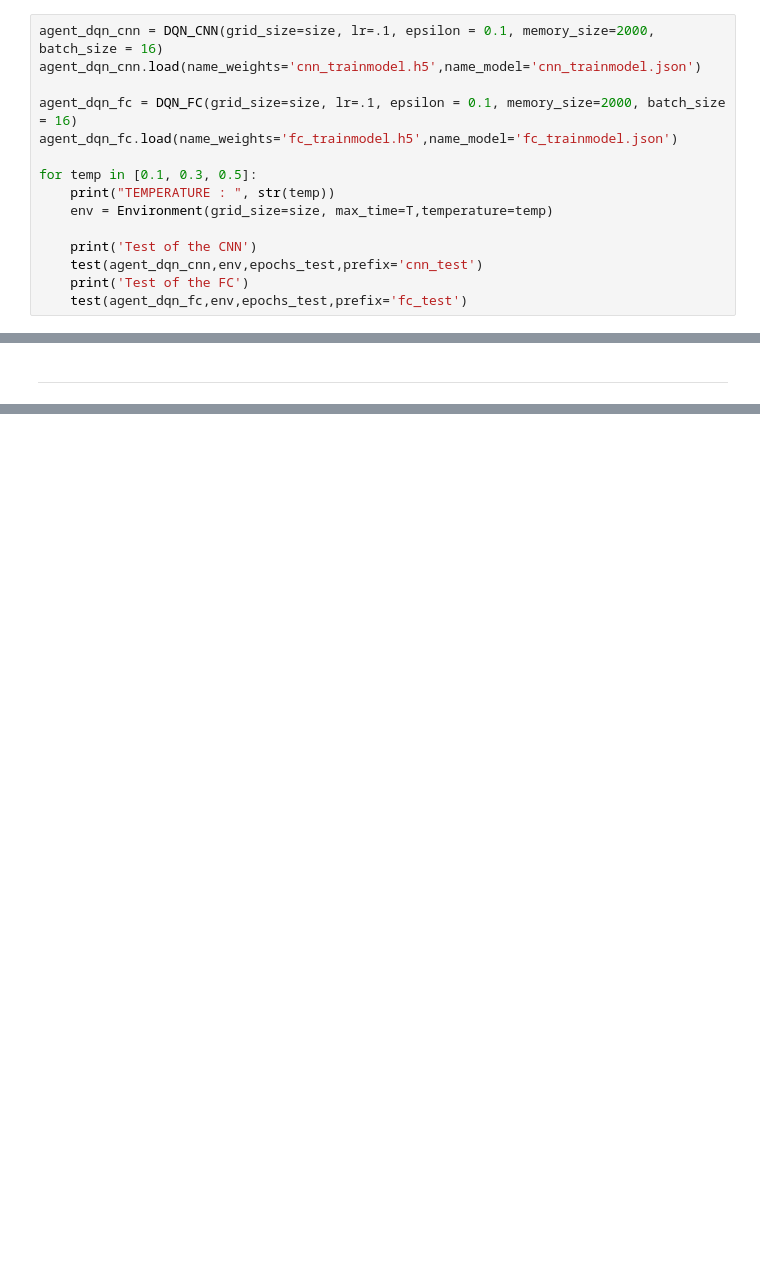
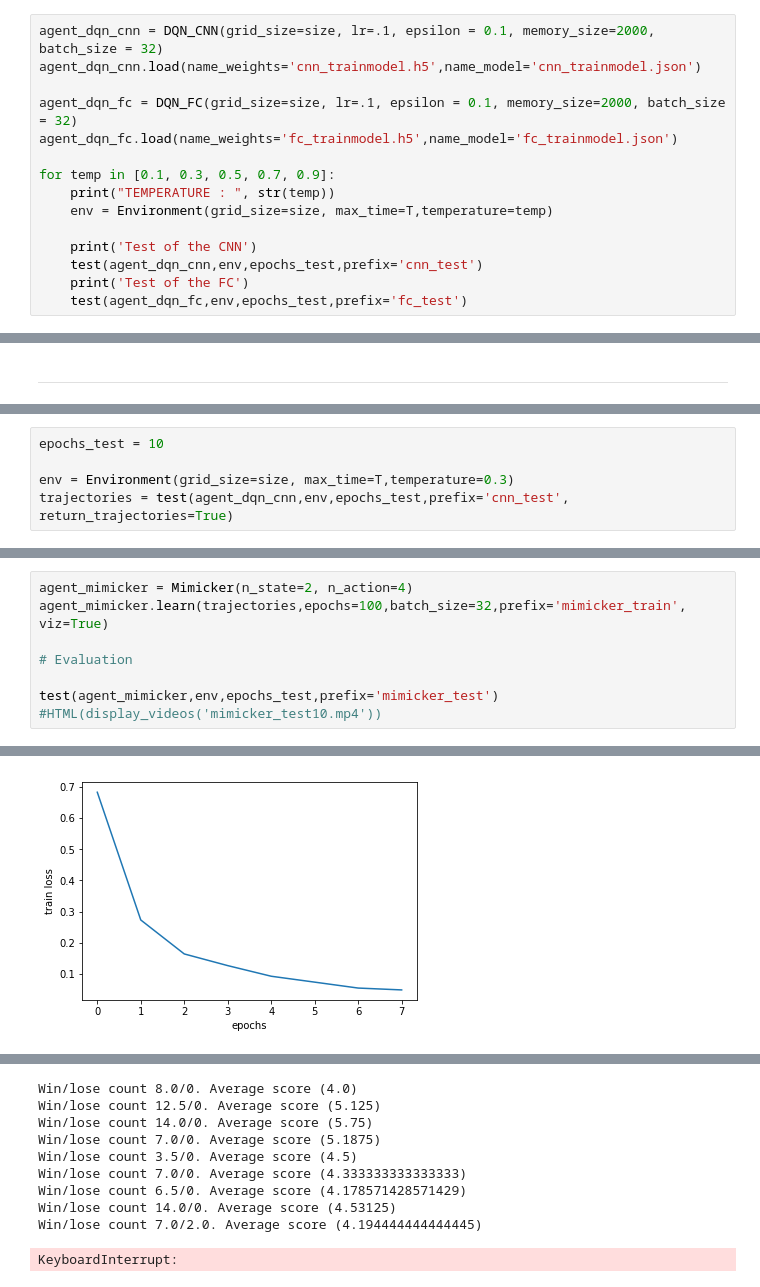
Before and after one commit to deloroy/DLB, a Jupyter notebook: TP3 (DEEP_RL)/MVA-MP3-DELORO.ipynb, the cells around one changed output, grey strips where cells are left out. Cells and saved outputs as stored; diff of their text form; blank space fills up the shorter version.

```diff
--- a/TP3 (DEEP_RL)/MVA-MP3-DELORO.ipynb
+++ b/TP3 (DEEP_RL)/MVA-MP3-DELORO.ipynb
@@ -856,11 +885,11 @@ __Question 9__ Test both algorithms and compare their performances. Which issue(
 # %%
-agent_dqn_cnn = DQN_CNN(grid_size=size, lr=.1, epsilon = 0.1, memory_size=2000, batch_size = 16)
+agent_dqn_cnn = DQN_CNN(grid_size=size, lr=.1, epsilon = 0.1, memory_size=2000, batch_size = 32)
 agent_dqn_cnn.load(name_weights='cnn_trainmodel.h5',name_model='cnn_trainmodel.json')
 
-agent_dqn_fc = DQN_FC(grid_size=size, lr=.1, epsilon = 0.1, memory_size=2000, batch_size = 16)
+agent_dqn_fc = DQN_FC(grid_size=size, lr=.1, epsilon = 0.1, memory_size=2000, batch_size = 32)
 agent_dqn_fc.load(name_weights='fc_trainmodel.h5',name_model='fc_trainmodel.json')
 
-for temp in [0.1, 0.3, 0.5]:
+for temp in [0.1, 0.3, 0.5, 0.7, 0.9]:
     print("TEMPERATURE : ", str(temp))
     env = Environment(grid_size=size, max_time=T,temperature=temp)
 
@@ -1167,3 +1270,8 @@ class Mimicker():
         model.compile("adam", "mse")
 
         self.model = model
+# %%
+epochs_test = 10
+
+env = Environment(grid_size=size, max_time=T,temperature=0.3)
+trajectories = test(agent_dqn_cnn,env,epochs_test,prefix='cnn_test', return_trajectories=True)
@@ -1169,0 +1290,9 @@ class Mimicker():
+# %%
+agent_mimicker = Mimicker(n_state=2, n_action=4)
+agent_mimicker.learn(trajectories,epochs=100,batch_size=32,prefix='mimicker_train', viz=True)
+
+# Evaluation
+
+test(agent_mimicker,env,epochs_test,prefix='mimicker_test')
+#HTML(display_videos('mimicker_test10.mp4'))
+# %% [output]
@@ -1169,0 +1316 @@ class Mimicker():
+[figure, added]
@@ -1169,0 +1318,10 @@ class Mimicker():
+Win/lose count 8.0/0. Average score (4.0)
+Win/lose count 12.5/0. Average score (5.125)
+Win/lose count 14.0/0. Average score (5.75)
+Win/lose count 7.0/0. Average score (5.1875)
+Win/lose count 3.5/0. Average score (4.5)
+Win/lose count 7.0/0. Average score (4.333333333333333)
+Win/lose count 6.5/0. Average score (4.178571428571429)
+Win/lose count 14.0/0. Average score (4.53125)
+Win/lose count 7.0/2.0. Average score (4.194444444444445)
+KeyboardInterrupt:
```
Also changed, not shown: parts of 36 cells of this notebook.
